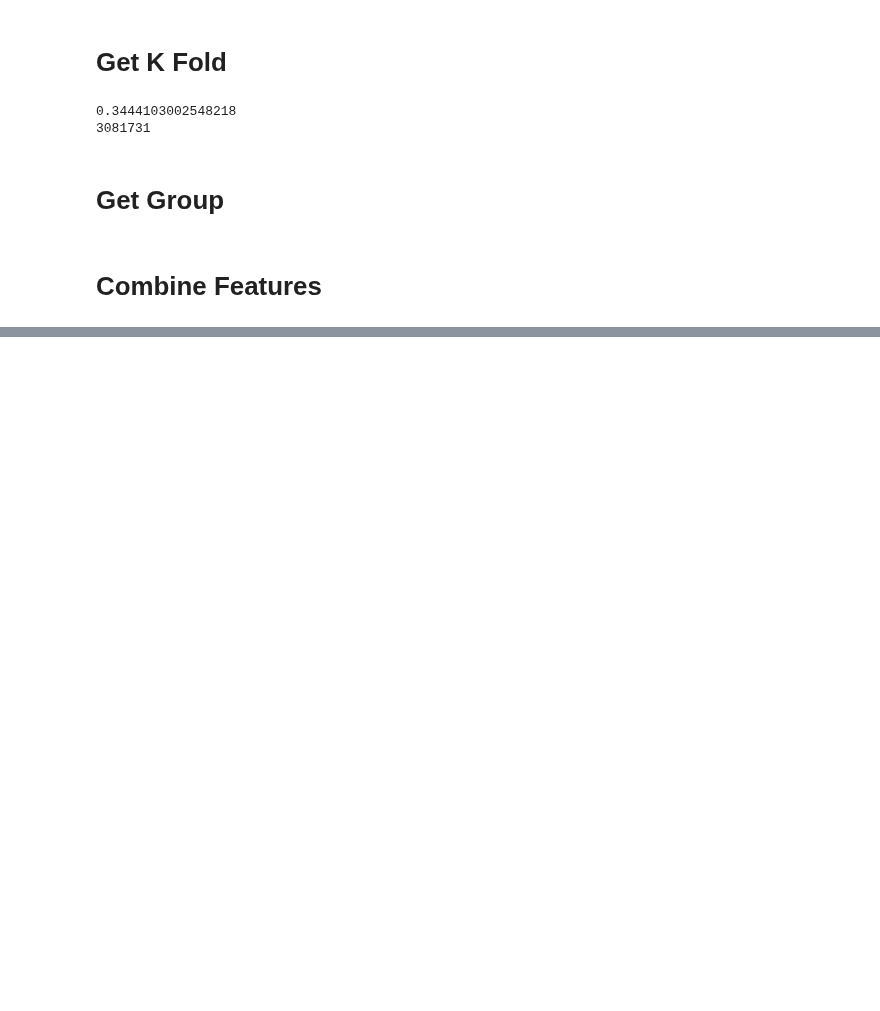
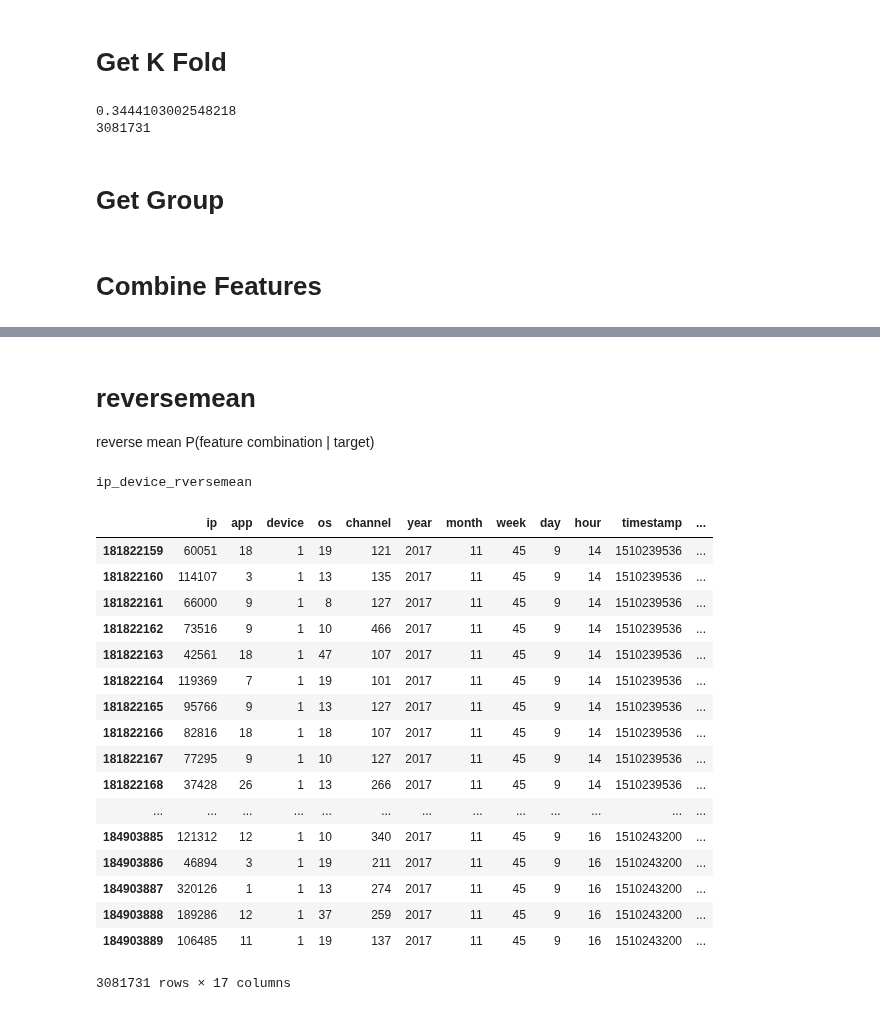
Before and after one commit to wluo-personal/Kaggle, a Jupyter notebook: talkingdata/wl/feature_engineering/feature_on_sample.ipynb, the cells around one changed output, grey strips where cells are left out. Drawn from its saved outputs; the diff is of its cells as text; code cells hidden in the pictures; blank space fills up the shorter version.

Commit message:
add mean and reverse mean method

```diff
--- a/talkingdata/wl/feature_engineering/feature_on_sample.ipynb
+++ b/talkingdata/wl/feature_engineering/feature_on_sample.ipynb
@@ -133,0 +122,17 @@ hour_minute_second
+# %%
+def count(df_history, df_train, cols):
+    """
+    Purpose: add a new feature to training df.count the number of records for each feature combination (eg, artist_name_composer))
+    """
+
+    group = get_group(df_train, cols)
+    group_all = get_group(df_history, cols)
+
+    count_map = group_all.value_counts()
+
+    return group.map(count_map).fillna(0)
+
+cols = combines[1]
+feature_name = col_name(cols, func=count)
+print(feature_name)
+df_train[feature_name] = count(df_history, df_train, cols)
@@ -133,0 +176,51 @@ hour_minute_second
+# %% [markdown]
+# reversemean
+reverse mean P(feature combination | target)
+# %%
+def rversemean(df_history, df_train, cols, target):
+    """
+    Purpose: add a new feature to training df. conditional probability P(replay (target) | feature combination (eg, artist_name_composer))
+    """
+
+    # encoding df's cols into a new series
+    group = get_group(df_train, cols)
+    # encoding df_history's cols into a new series
+    group_history = get_group(df_history, cols)
+    # get the conditional probability p(target| feature combination. eg, artist_name_composer)
+    positive = group_history[df_history[target] == 1]
+    negative = group_history[df_history[target] == 0]
+    index_p = set(positive.unique())
+    index_n = set(negative.unique())
+    index_n.difference_update(index_p)
+    map_reverse_p = positive.groupby(positive).count() / len(positive)
+    map_reverse_n = pd.Series(np.zeros(len(index_n)), index=index_n)
+    map_reverse = pd.concat([map_reverse_p, map_reverse_n])
+    return group.map(map_reverse).fillna(-1)
+
+cols = combines[1]
+feature_name = col_name(cols, func=rversemean)
+print(feature_name)
+df_train[feature_name] = rversemean(df_history, df_train, cols, target='is_attributed')
+# %% [output]
+ip_device_rversemean
+# %%
+df_train
+# %% [output]
+|  | ip | app | device | os | channel | year | month | week | day | hour | timestamp | ... |
+| 181822159 | 60051 | 18 | 1 | 19 | 121 | 2017 | 11 | 45 | 9 | 14 | 1510239536 | ... |
+| 181822160 | 114107 | 3 | 1 | 13 | 135 | 2017 | 11 | 45 | 9 | 14 | 1510239536 | ... |
+| 181822161 | 66000 | 9 | 1 | 8 | 127 | 2017 | 11 | 45 | 9 | 14 | 1510239536 | ... |
+| 181822162 | 73516 | 9 | 1 | 10 | 466 | 2017 | 11 | 45 | 9 | 14 | 1510239536 | ... |
+| 181822163 | 42561 | 18 | 1 | 47 | 107 | 2017 | 11 | 45 | 9 | 14 | 1510239536 | ... |
+| 181822164 | 119369 | 7 | 1 | 19 | 101 | 2017 | 11 | 45 | 9 | 14 | 1510239536 | ... |
+| 181822165 | 95766 | 9 | 1 | 13 | 127 | 2017 | 11 | 45 | 9 | 14 | 1510239536 | ... |
+| 181822166 | 82816 | 18 | 1 | 18 | 107 | 2017 | 11 | 45 | 9 | 14 | 1510239536 | ... |
+| 181822167 | 77295 | 9 | 1 | 10 | 127 | 2017 | 11 | 45 | 9 | 14 | 1510239536 | ... |
+| 181822168 | 37428 | 26 | 1 | 13 | 266 | 2017 | 11 | 45 | 9 | 14 | 1510239536 | ... |
+| ... | ... | ... | ... | ... | ... | ... | ... | ... | ... | ... | ... | ... |
+| 184903885 | 121312 | 12 | 1 | 10 | 340 | 2017 | 11 | 45 | 9 | 16 | 1510243200 | ... |
+| 184903886 | 46894 | 3 | 1 | 19 | 211 | 2017 | 11 | 45 | 9 | 16 | 1510243200 | ... |
+| 184903887 | 320126 | 1 | 1 | 13 | 274 | 2017 | 11 | 45 | 9 | 16 | 1510243200 | ... |
+| 184903888 | 189286 | 12 | 1 | 37 | 259 | 2017 | 11 | 45 | 9 | 16 | 1510243200 | ... |
+| 184903889 | 106485 | 11 | 1 | 19 | 137 | 2017 | 11 | 45 | 9 | 16 | 1510243200 | ... |
+3081731 rows × 17 columns
```
Also changed, not shown: parts of 16 cells of this notebook, 3 other files.
